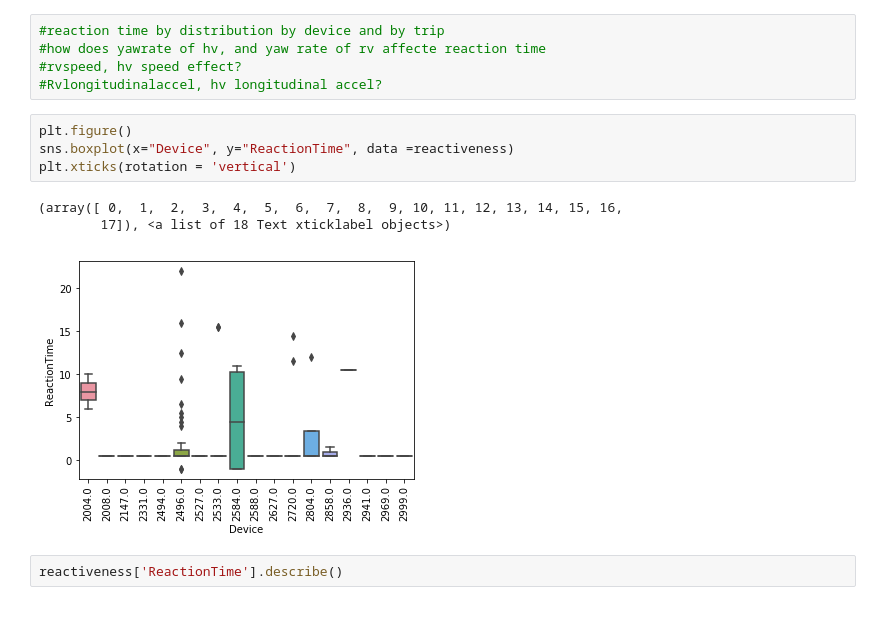
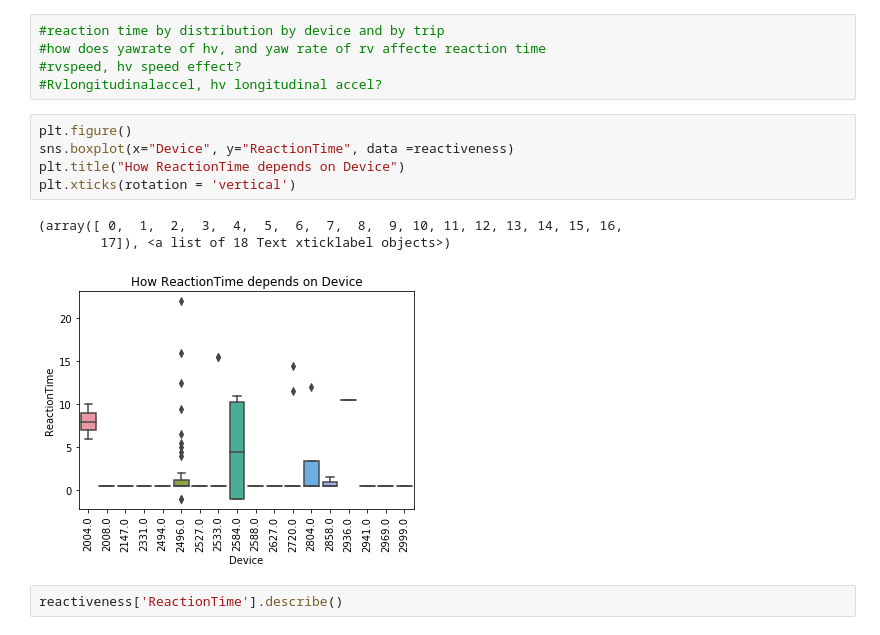
Before and after one commit to caseyc49s/HT3---Public, a Jupyter notebook: EDA/preprocess_hdf.ipynb, the cells around one changed output. Cells and saved outputs as stored; diff of their text form.

```diff
--- a/EDA/preprocess_hdf.ipynb
+++ b/EDA/preprocess_hdf.ipynb
@@ -23,11 +23,12 @@ reactiveness.head()
 # %%
 plt.figure()
 sns.boxplot(x="Device", y="ReactionTime", data =reactiveness)
+plt.title("How ReactionTime depends on Device")
 plt.xticks(rotation = 'vertical')
 # %% [output]
 (array([ 0,  1,  2,  3,  4,  5,  6,  7,  8,  9, 10, 11, 12, 13, 14, 15, 16,
         17]), <a list of 18 Text xticklabel objects>)
-[figure, old version]
+[figure, new version]
 # %%
 reactiveness['ReactionTime'].describe()
 # %% [output]
```
Also changed, not shown: parts of 1 cell of this notebook, 1 other file.
